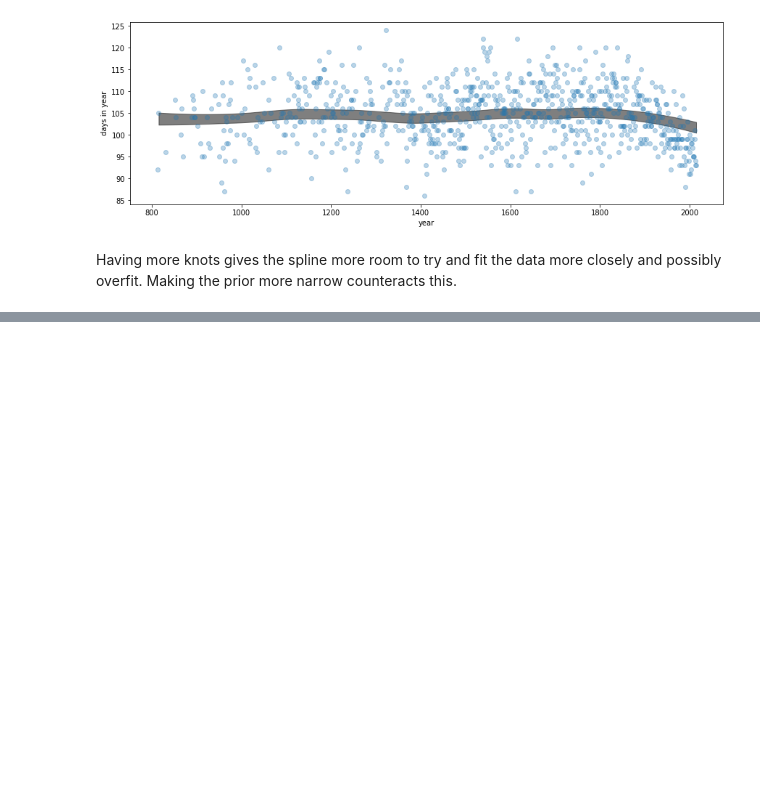
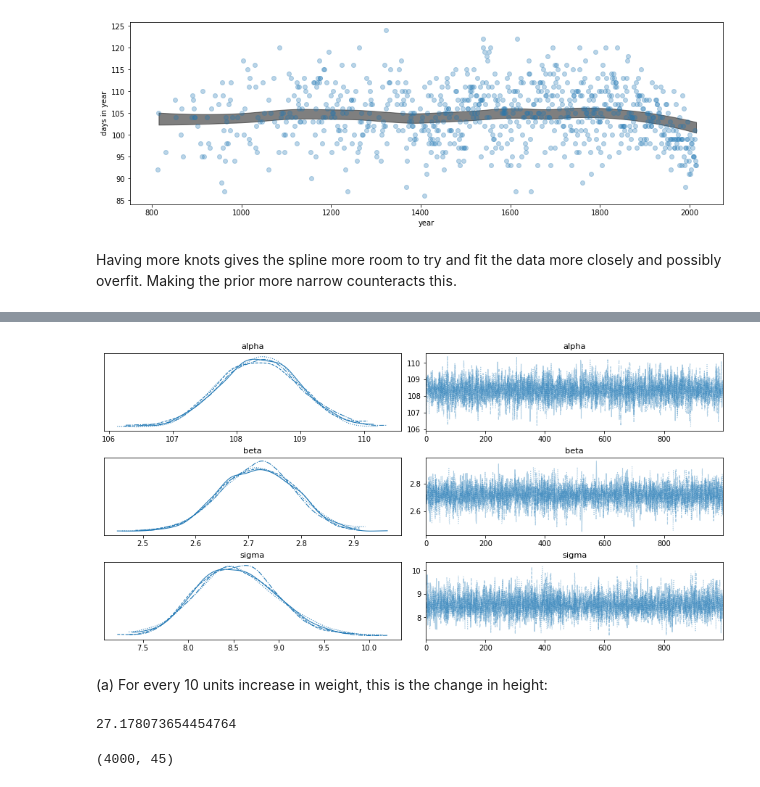
Before and after one commit to oadams/oadams.github.io, a Jupyter notebook: statistical_rethinking_solutions/ch4.ipynb, the cells around one changed output, grey strips where cells are left out. Drawn from its saved outputs; the diff is of its cells as text; code cells hidden in the pictures; blank space fills up the shorter version.

```diff
--- a/statistical_rethinking_solutions/ch4.ipynb
+++ b/statistical_rethinking_solutions/ch4.ipynb
@@ -339,0 +389,12 @@ Having more knots gives the spline more room to try and fit the data more closel
+# %%
+d3 = d[d.age < 18]
+# %%
+with pm.Model() as m:
+    alpha = pm.Normal('alpha', mu=150, sigma=20)
+    beta = pm.Lognormal('beta', mu=0, sigma=1)
+    sigma = pm.Uniform('sigma', 0, 20)
+    mu = alpha + beta * (d3.weight - d3.weight.mean())
+    _heights = pm.Normal('height', mu=mu, sigma=sigma, observed=d3.height)
+# %%
+with m:
+    trace = pm.sample(1000, tune=1000)
@@ -339,0 +408,11 @@ Having more knots gives the spline more room to try and fit the data more closel
+# %%
+with m:
+    az.plot_trace(trace)
+# %% [output]
+[figure, added]
+# %% [markdown]
+(a) For every 10 units increase in weight, this is the change in height:
+# %%
+trace['beta'].mean()*10
+# %% [output]
+27.178073654454764
@@ -339,0 +430,4 @@ Having more knots gives the spline more room to try and fit the data more closel
+# %%
+height_preds.shape
+# %% [output]
+(4000, 45)
```
Also changed, not shown: parts of 30 cells of this notebook, 2 other files.
